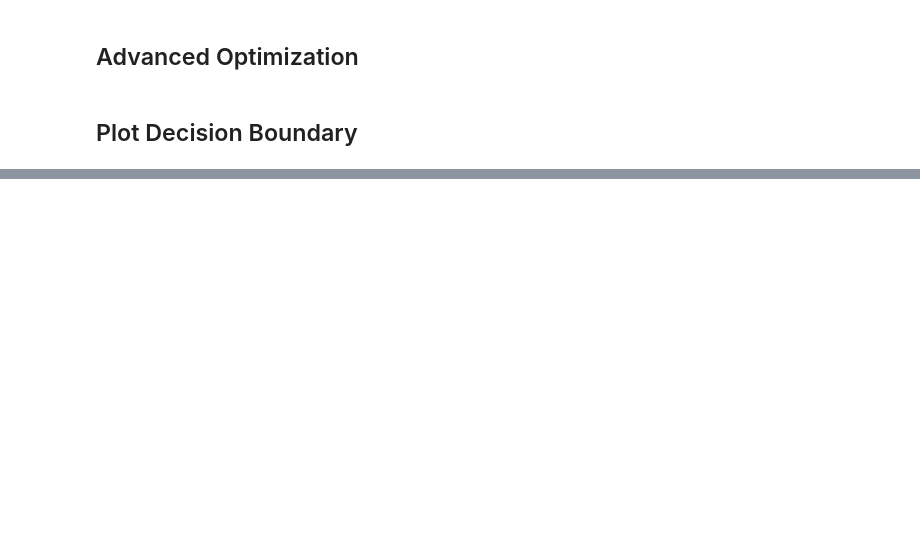
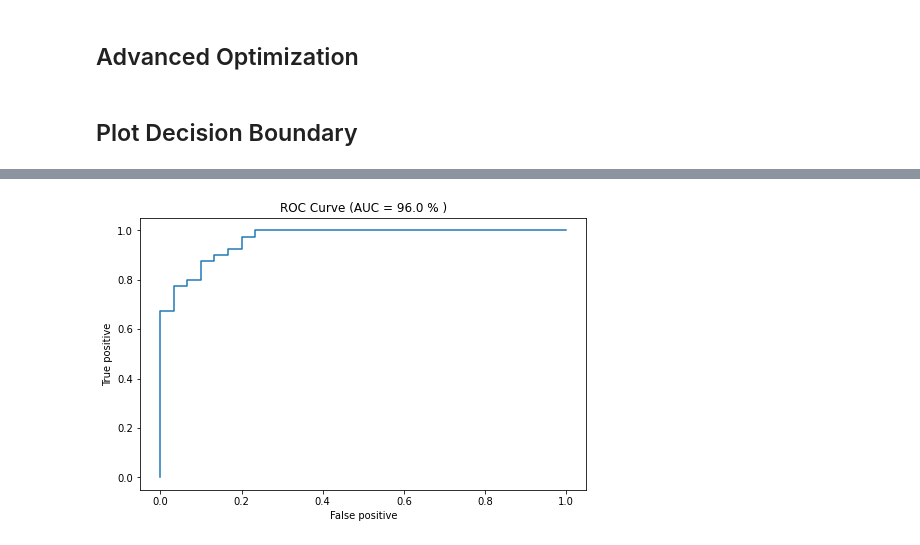
Before and after one commit to Zeruel92/hpc_exercices, a Jupyter notebook: LogisticRegression/LogisticRegression.ipynb, the cells around one changed output, grey strips where cells are left out. Drawn from its saved outputs; the diff is of its cells as text; code cells hidden in the pictures; blank space fills up the shorter version.

```diff
--- a/LogisticRegression/LogisticRegression.ipynb
+++ b/LogisticRegression/LogisticRegression.ipynb
@@ -129,0 +248,12 @@ plt.show()
+# %%
+fpr, tpr, thresholds = roc_curve(y_train,h_train_score,drop_intermediate=False)
+auc = np.round(roc_auc_score(y_train,h_train_score),2)
+
+plt.figure(figsize=(8,5))
+plt.plot(fpr,tpr)
+plt.xlabel('False positive')
+plt.ylabel('True positive')
+plt.title('ROC Curve (AUC = {} % )'.format(auc*100))
+plt.show()
+# %% [output]
+[figure, added]
```
Also changed, not shown: parts of 22 cells of this notebook.
